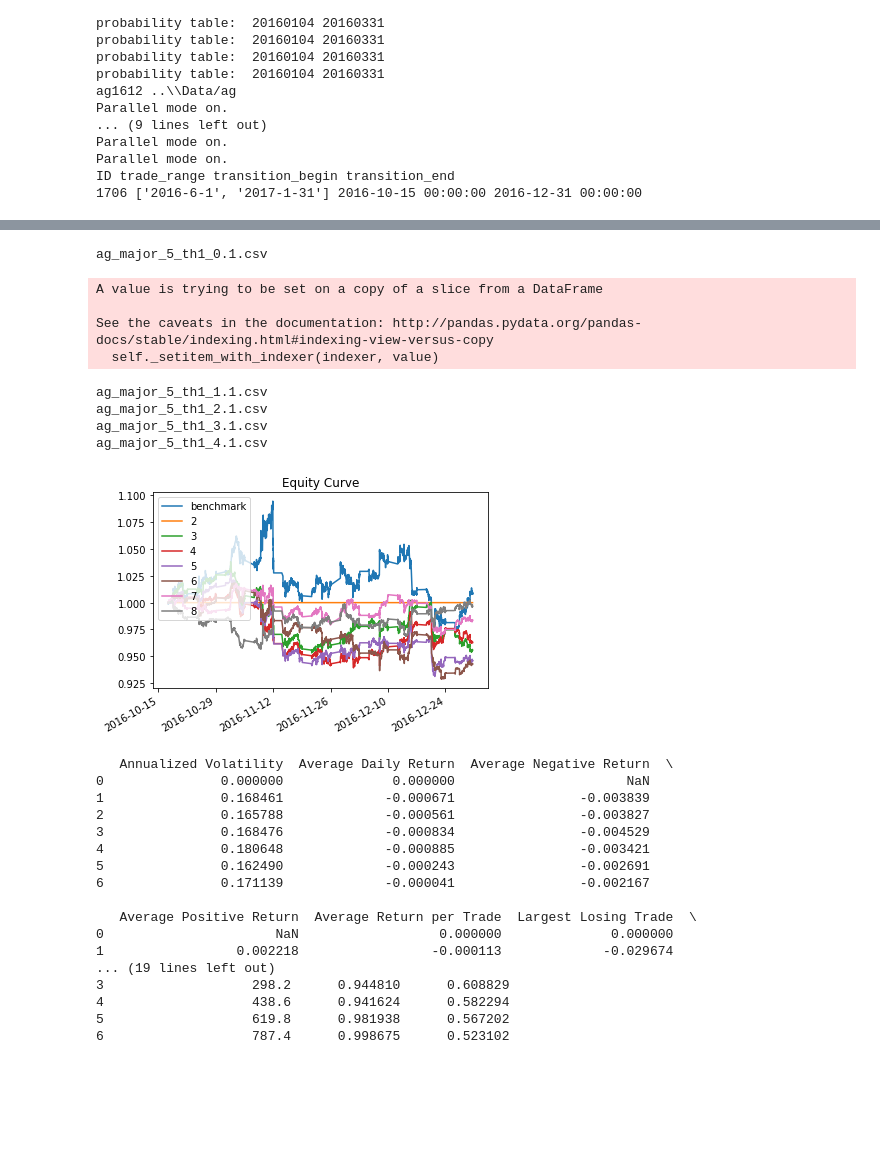
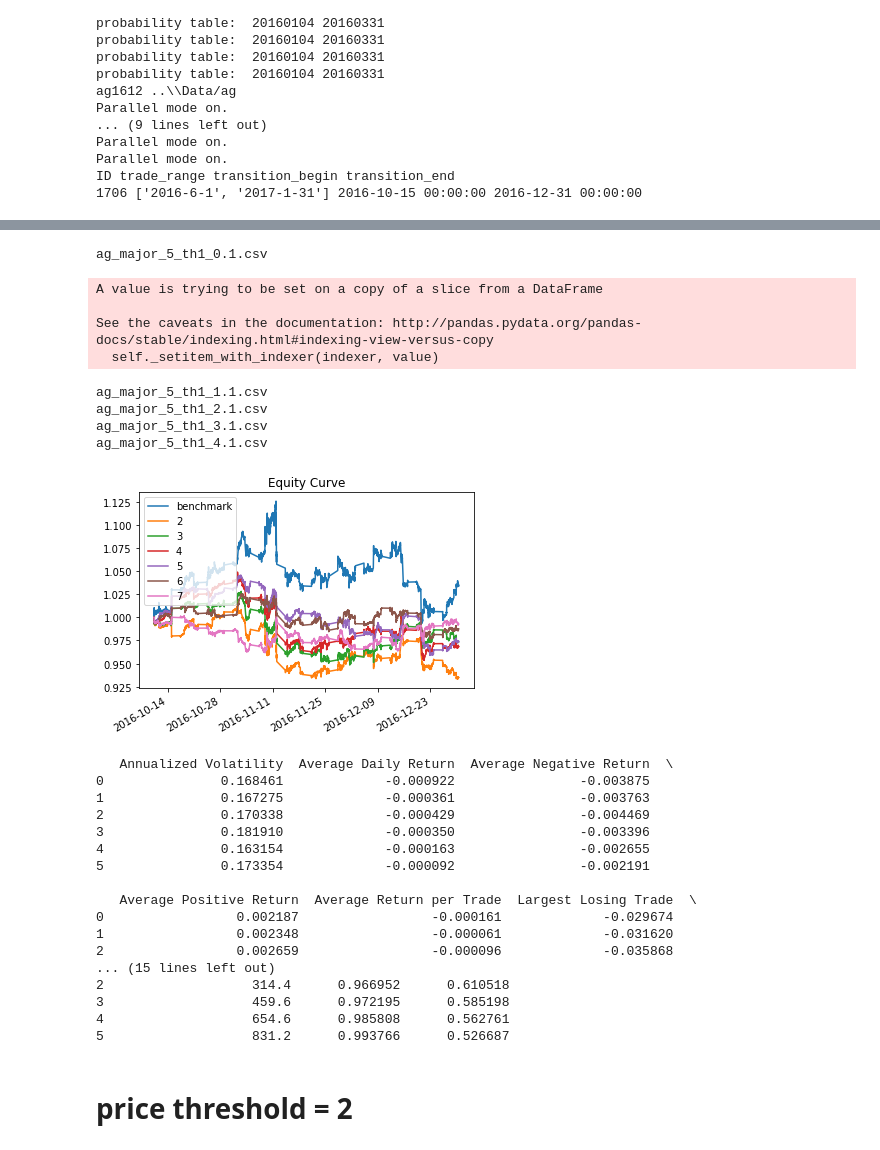
Before and after one commit to dechang227/QishiQR, a Jupyter notebook: Final/AG_MidPrice_MajorContracts.ipynb, the cells around one changed output, grey strips where cells are left out. Saved outputs shown, nothing was run; the diff lists cells and outputs as text; code cells hidden in the pictures; blank space fills up the shorter version.

```diff
--- a/Final/AG_MidPrice_MajorContracts.ipynb
+++ b/Final/AG_MidPrice_MajorContracts.ipynb
@@ -249,34 +249,36 @@ ag_major_5_th1_4.1.csv
 # %%
 slm_th = SLM(slm, 0, th_type=0).run()
 
-lm_validation = LmValidation(slm_th, start='2016-10-16',end='2016-12-31', symbol='ag_major_'+str(freq)+'_'+'th'+str(px_th), data_dir=r'../Output',
+lm_validation = LmValidation(slm_th, start='2016-10-1',end='2016-12-31', symbol='ag_major_'+str(freq)+'_'+'th'+str(px_th), data_dir=r'../Output',
                                  valid_dir=r'../Validation', max_order=7, offsets_average=True, n_offsets=5, price='MidPrice', px_th=px_th)
 lm_validation.run()
 # %% [output]
 ag_major_5_th1_0.1.csv
 A value is trying to be set on a copy of a slice from a DataFrame
 
 See the caveats in the documentation: http://pandas.pydata.org/pandas-docs/stable/indexing.html#indexing-view-versus-copy
   self._setitem_with_indexer(indexer, value)
 ag_major_5_th1_1.1.csv
 ag_major_5_th1_2.1.csv
 ag_major_5_th1_3.1.csv
 ag_major_5_th1_4.1.csv
-[figure, old version]
+[figure, new version]
    Annualized Volatility  Average Daily Return  Average Negative Return  \
-0               0.000000              0.000000                      NaN
-1               0.168461             -0.000671                -0.003839
-2               0.165788             -0.000561                -0.003827
-3               0.168476             -0.000834                -0.004529
-4               0.180648             -0.000885                -0.003421
-5               0.162490             -0.000243                -0.002691
-6               0.171139             -0.000041                -0.002167
+0               0.168461             -0.000922                -0.003875
+1               0.167275             -0.000361                -0.003763
+2               0.170338             -0.000429                -0.004469
+3               0.181910             -0.000350                -0.003396
+4               0.163154             -0.000163                -0.002655
+5               0.173354             -0.000092                -0.002191
 
    Average Positive Return  Average Return per Trade  Largest Losing Trade  \
-0                      NaN                  0.000000              0.000000
-1                 0.002218                 -0.000113             -0.029674
-... (19 lines left out)
-3                   298.2      0.944810      0.608829
-4                   438.6      0.941624      0.582294
-5                   619.8      0.981938      0.567202
-6                   787.4      0.998675      0.523102
+0                 0.002187                 -0.000161             -0.029674
+1                 0.002348                 -0.000061             -0.031620
+2                 0.002659                 -0.000096             -0.035868
+... (15 lines left out)
+2                   314.4      0.966952      0.610518
+3                   459.6      0.972195      0.585198
+4                   654.6      0.985808      0.562761
+5                   831.2      0.993766      0.526687
+# %% [markdown]
+# price threshold = 2
```
Also changed, not shown: parts of 34 cells of this notebook, 2 other files.
